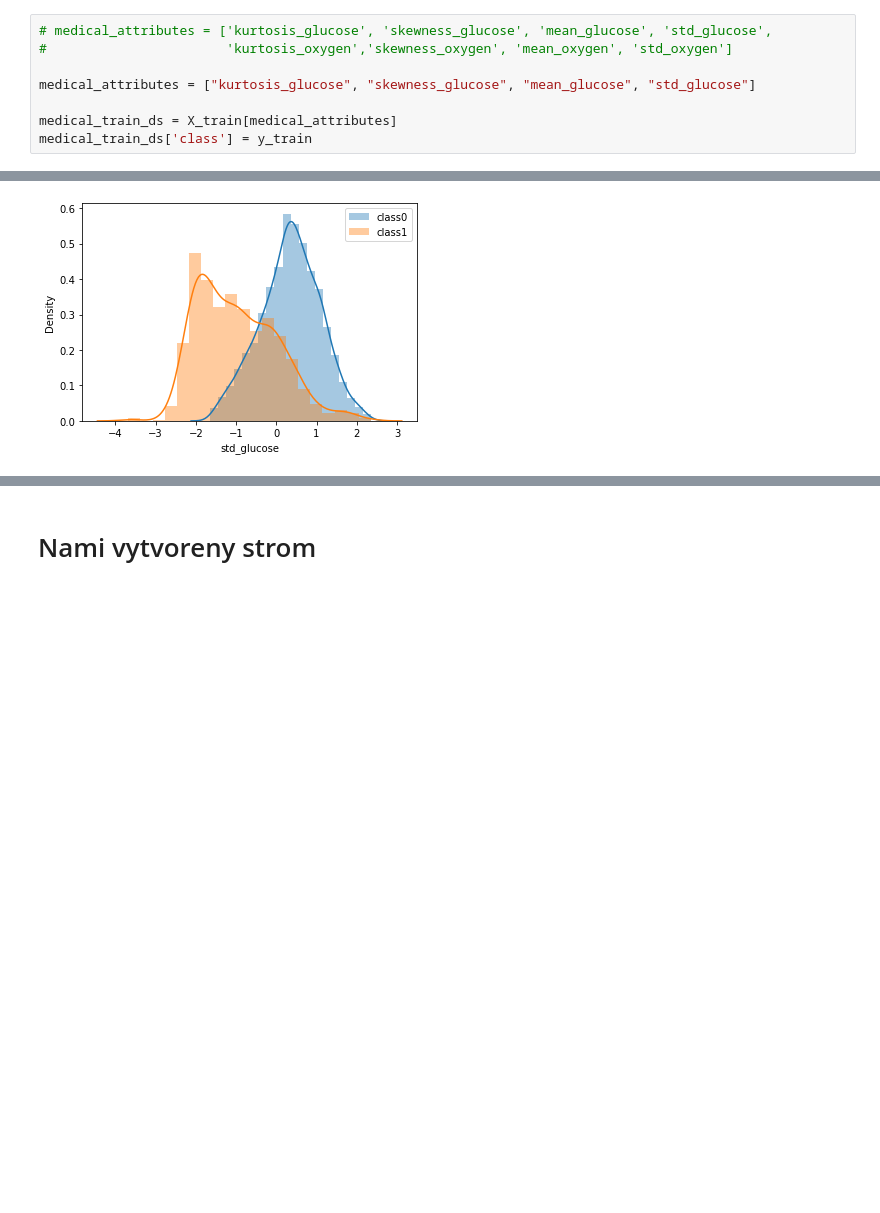
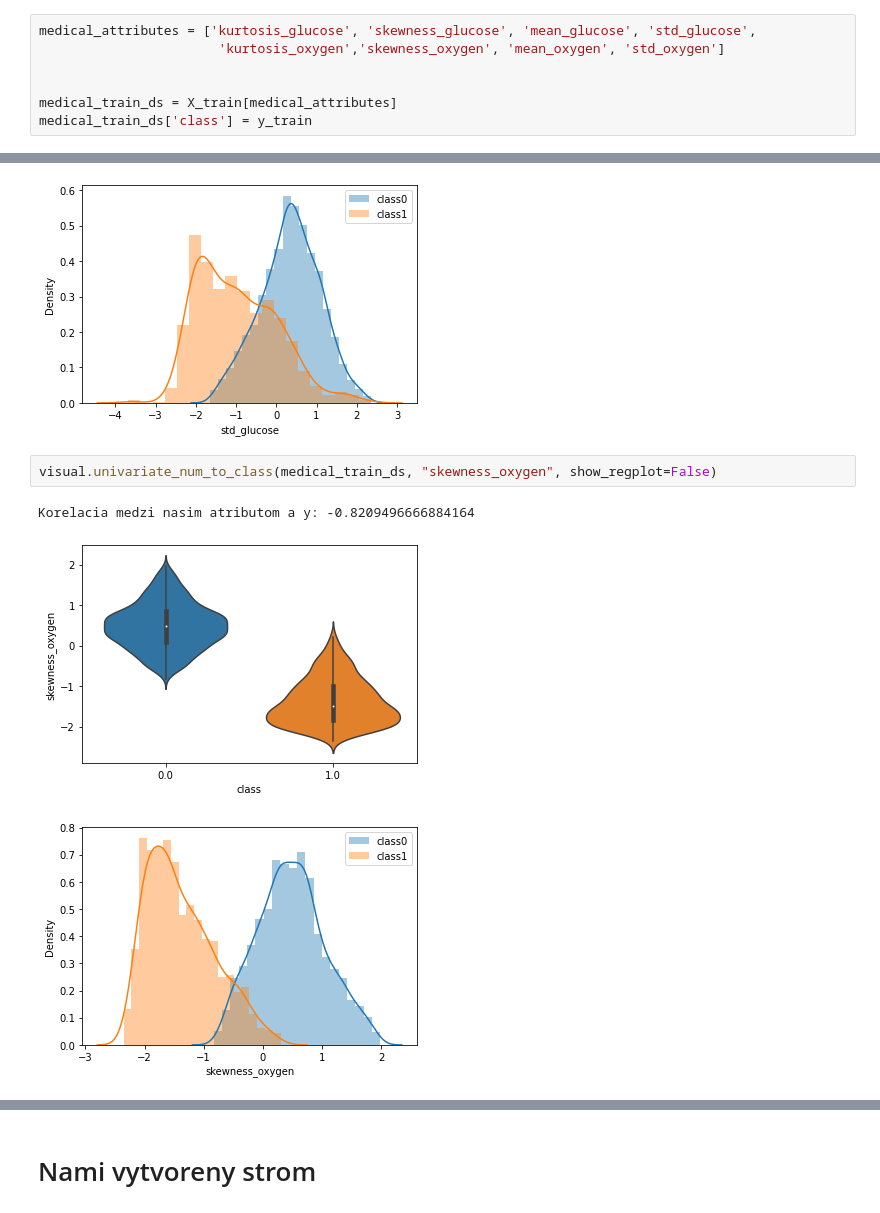
Before and after one commit to MakoHnat/IAU, a Jupyter notebook: 3 cast zadania.ipynb, the cells around one changed output, grey strips where cells are left out. Drawn from its saved outputs; the diff is of its cells as text; blank space fills up the shorter version.

```diff
--- a/3 cast zadania.ipynb
+++ b/3 cast zadania.ipynb
@@ -119,8 +116,7 @@ print(y_valid.shape)
 # %%
-# medical_attributes = ['kurtosis_glucose', 'skewness_glucose', 'mean_glucose', 'std_glucose',
-#                       'kurtosis_oxygen','skewness_oxygen', 'mean_oxygen', 'std_oxygen']
+medical_attributes = ['kurtosis_glucose', 'skewness_glucose', 'mean_glucose', 'std_glucose',
+                       'kurtosis_oxygen','skewness_oxygen', 'mean_oxygen', 'std_oxygen']
 
-medical_attributes = ["kurtosis_glucose", "skewness_glucose", "mean_glucose", "std_glucose"]
 
 medical_train_ds = X_train[medical_attributes]
 medical_train_ds['class'] = y_train
@@ -167,3 +159,9 @@ visual.univariate_num_to_class(medical_train_ds, "std_glucose", show_regplot=Fal
 Korelacia medzi nasim atributom a y: -0.5792708486920812
 [figure]
 [figure]
+# %%
+visual.univariate_num_to_class(medical_train_ds, "skewness_oxygen", show_regplot=False)
+# %% [output]
+Korelacia medzi nasim atributom a y: -0.8209496666884164
+[figure, added]
+[figure, added]
```
Also changed, not shown: parts of 19 cells of this notebook.
